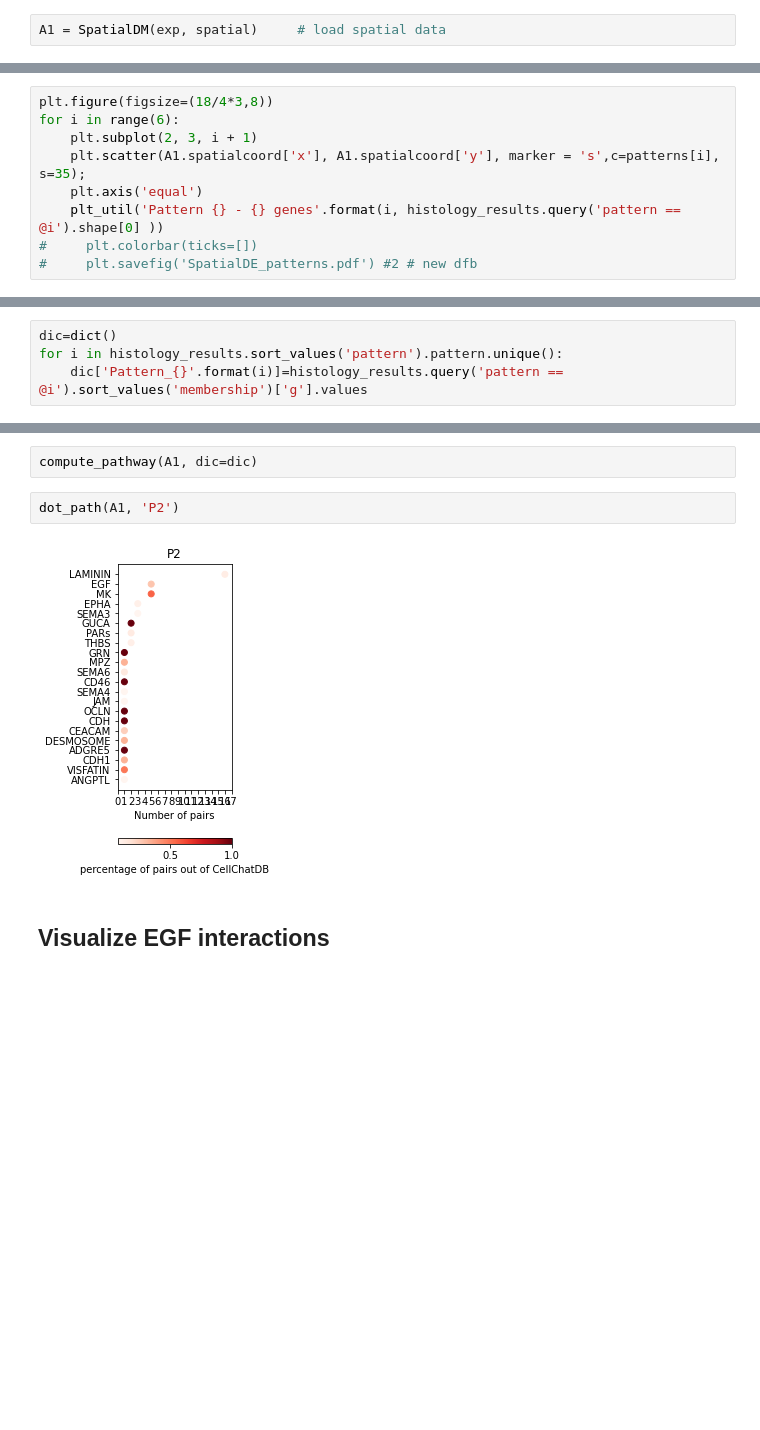
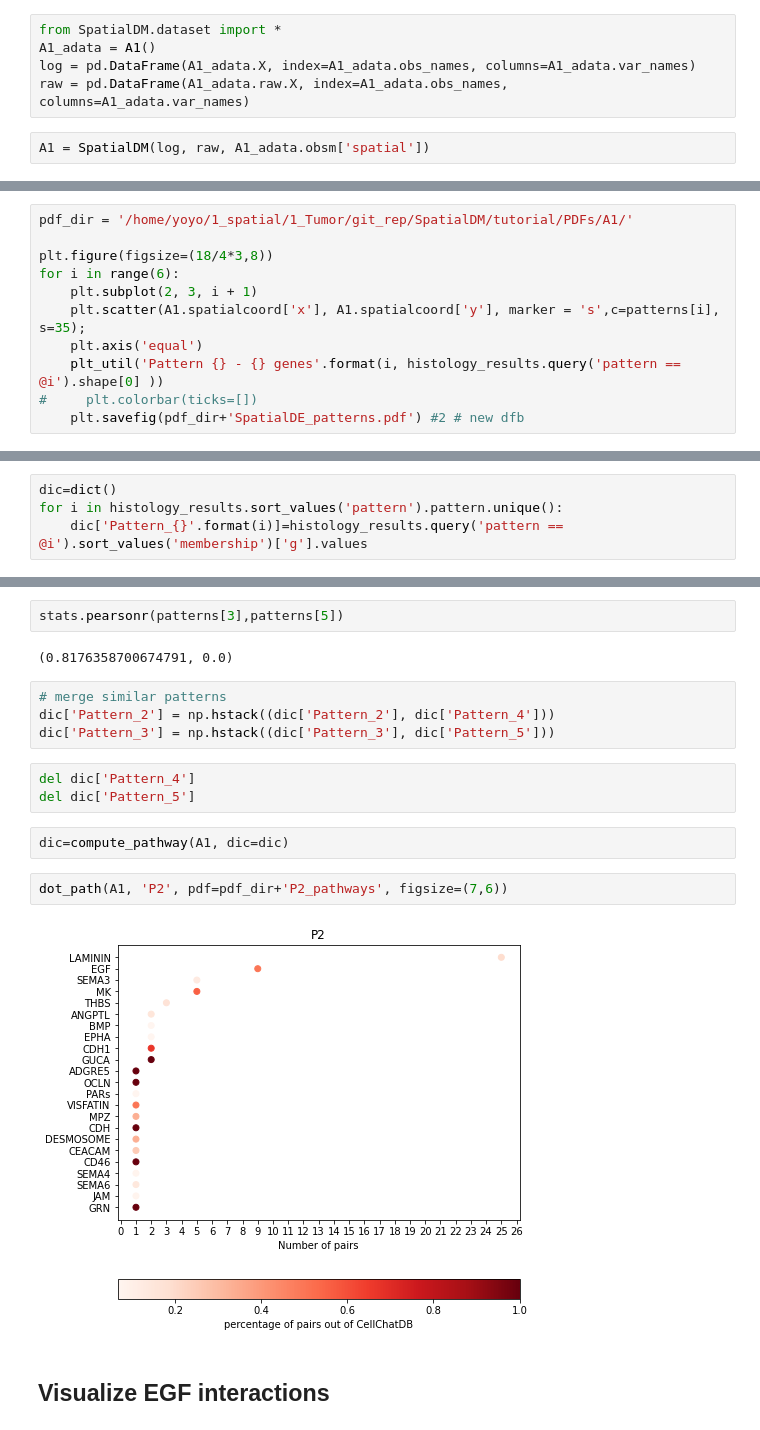
Before and after one commit to StatBiomed/SpatialDM, a Jupyter notebook: tutorial/intestine_A1.ipynb, the cells around one changed output, grey strips where cells are left out. Saved outputs shown, nothing was run; the diff lists cells and outputs as text; blank space fills up the shorter version.

```diff
--- a/tutorial/intestine_A1.ipynb
+++ b/tutorial/intestine_A1.ipynb
@@ -41,5 +8,10 @@ spatial.head()
-# %%
-A1 = SpatialDM(exp, spatial)     # load spatial data
+# %%
+from SpatialDM.dataset import *
+A1_adata = A1()
+log = pd.DataFrame(A1_adata.X, index=A1_adata.obs_names, columns=A1_adata.var_names)
+raw = pd.DataFrame(A1_adata.raw.X, index=A1_adata.obs_names, columns=A1_adata.var_names)
+# %%
+A1 = SpatialDM(log, raw, A1_adata.obsm['spatial'])
 # %%
 A1.weight_matrix(l=75, cutoff=0.2, single_cell=False) # weight_matrix by rbf kernel
 # %%
@@ -178,4 +135,6 @@ Converged on iter 12
 # %%
+pdf_dir = '/home/yoyo/1_spatial/1_Tumor/git_rep/SpatialDM/tutorial/PDFs/A1/'
+
 plt.figure(figsize=(18/4*3,8))
 for i in range(6):
     plt.subplot(2, 3, i + 1)
@@ -183,5 +142,5 @@ for i in range(6):
     plt.axis('equal')
     plt_util('Pattern {} - {} genes'.format(i, histology_results.query('pattern == @i').shape[0] ))
 #     plt.colorbar(ticks=[])
-#     plt.savefig('SpatialDE_patterns.pdf') #2 # new dfb
+    plt.savefig(pdf_dir+'SpatialDE_patterns.pdf') #2 # new dfb
 # %% [output]
@@ -193,9 +159,20 @@ for i in histology_results.sort_values('pattern').pattern.unique():
+# %%
+stats.pearsonr(patterns[3],patterns[5])
+# %% [output]
+(0.8176358700674791, 0.0)
+# %%
+# merge similar patterns
+dic['Pattern_2'] = np.hstack((dic['Pattern_2'], dic['Pattern_4']))
+dic['Pattern_3'] = np.hstack((dic['Pattern_3'], dic['Pattern_5']))
+# %%
+del dic['Pattern_4']
+del dic['Pattern_5']
 # %%
-compute_pathway(A1, dic=dic)
+dic=compute_pathway(A1, dic=dic)
 # %%
-dot_path(A1, 'P2')
+dot_path(A1, 'P2', pdf=pdf_dir+'P2_pathways', figsize=(7,6))
 # %% [output]
-[figure, old version]
+[figure, new version]
 # %% [markdown]
 ## Visualize EGF interactions
 # %%
```
Also changed, not shown: parts of 30 cells of this notebook.
